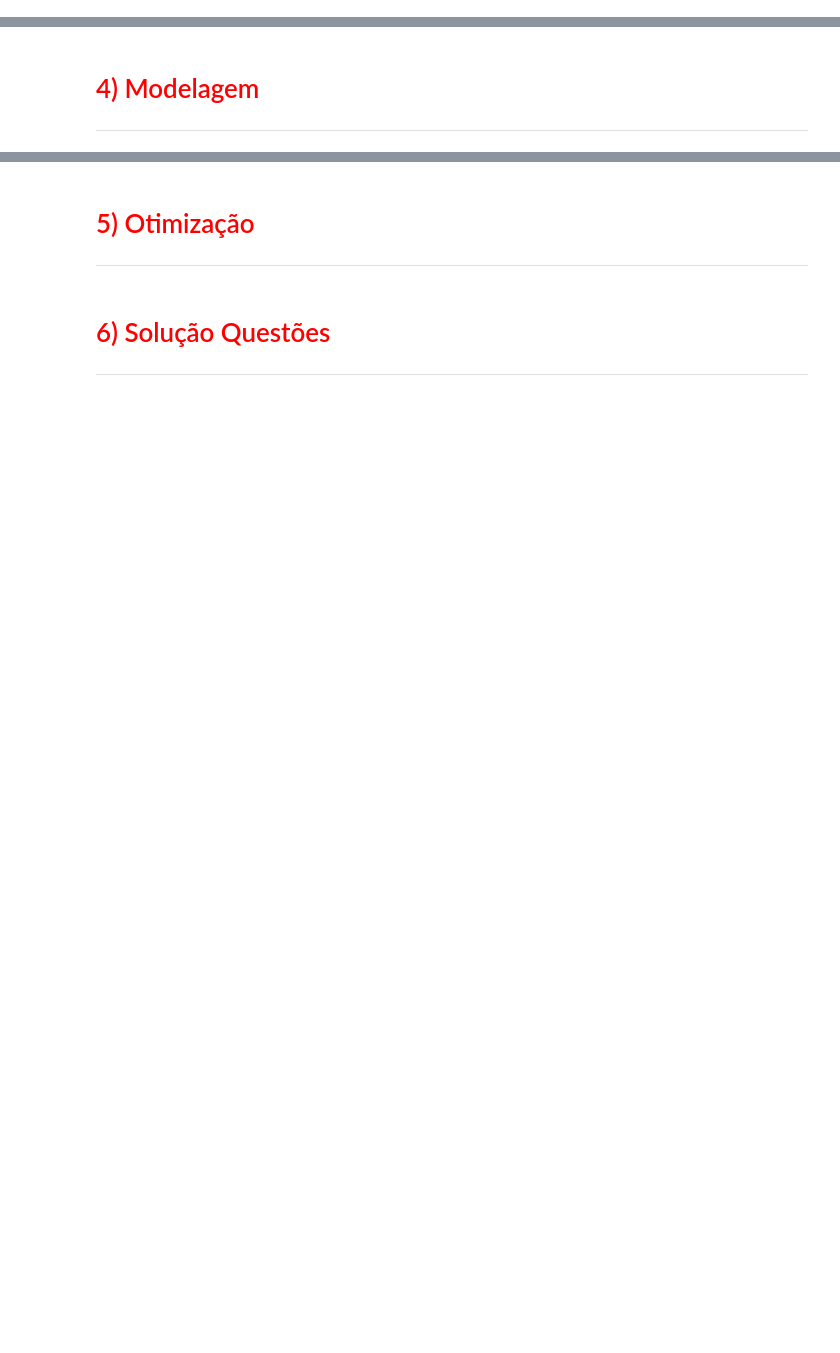
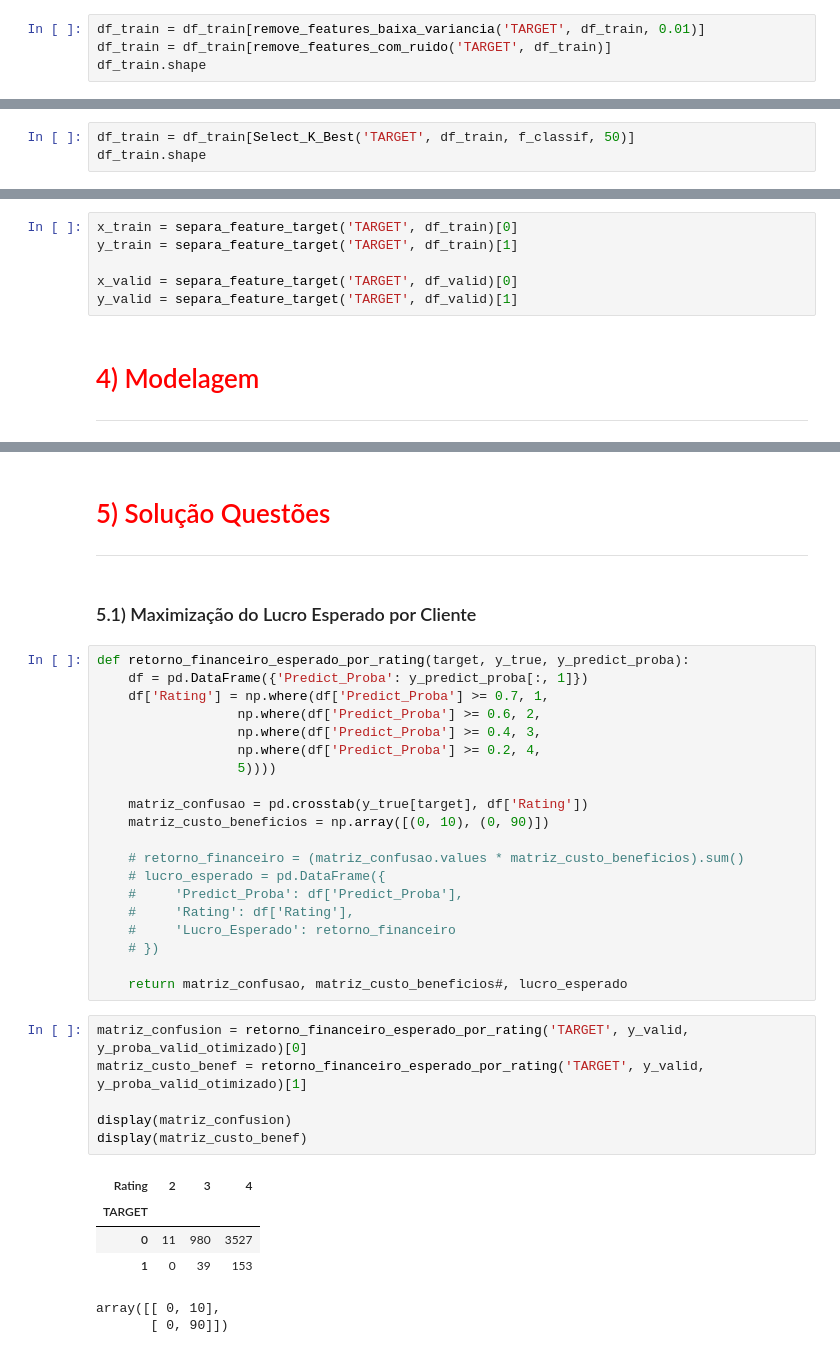
Before and after one commit to leonardovargas10/Modelo_Previsao_Satisfacao, a Jupyter notebook: Modelo_Previsao_Transacoes.ipynb, the cells around one changed output, grey strips where cells are left out. Saved outputs shown, nothing was run; the diff lists cells and outputs as text; blank space fills up the shorter version.

```diff
--- a/Modelo_Previsao_Transacoes.ipynb
+++ b/Modelo_Previsao_Transacoes.ipynb
@@ -1185,0 +940,4 @@ Pelo Teste de Hipótese Z, não há diferença significativa entre as médias da
+# %%
+df_train = df_train[remove_features_baixa_variancia('TARGET', df_train, 0.01)]
+df_train = df_train[remove_features_com_ruido('TARGET', df_train)]
+df_train.shape
@@ -1185,0 +948,3 @@ Pelo Teste de Hipótese Z, não há diferença significativa entre as médias da
+# %%
+df_train = df_train[Select_K_Best('TARGET', df_train, f_classif, 50)]
+df_train.shape
@@ -1186,3 +955,9 @@ Pelo Teste de Hipótese Z, não há diferença significativa entre as médias da
+# %%
+x_train = separa_feature_target('TARGET', df_train)[0]
+y_train = separa_feature_target('TARGET', df_train)[1]
+
+x_valid = separa_feature_target('TARGET', df_valid)[0]
+y_valid = separa_feature_target('TARGET', df_valid)[1]
 # %% [markdown]
 # <font color='red' style='font-size: 40px;'> 4) Modelagem </font>
 <hr style='border: 2px solid red;'>
@@ -1303,6 +1124,38 @@ def regressao_logistica(x_train, y_train, x_test, y_test, otimizacao, n_features
 # %% [markdown]
-# <font color='red' style='font-size: 40px;'> 5) Otimização </font>
+# <font color='red' style='font-size: 40px;'> 5) Solução Questões </font>
 <hr style='border: 2px solid red;'>
-# %% [markdown]
-# <font color='red' style='font-size: 40px;'> 6) Solução Questões </font>
-<hr style='border: 2px solid red;'>
+# %% [markdown]
+### 5.1) Maximização do Lucro Esperado por Cliente
+# %%
+def retorno_financeiro_esperado_por_rating(target, y_true, y_predict_proba):
+    df = pd.DataFrame({'Predict_Proba': y_predict_proba[:, 1]})
+    df['Rating'] = np.where(df['Predict_Proba'] >= 0.7, 1,
+                  np.where(df['Predict_Proba'] >= 0.6, 2,
+                  np.where(df['Predict_Proba'] >= 0.4, 3,
+                  np.where(df['Predict_Proba'] >= 0.2, 4,
+                  5))))
+
+    matriz_confusao = pd.crosstab(y_true[target], df['Rating'])
+    matriz_custo_beneficios = np.array([(0, 10), (0, 90)])
+
+    # retorno_financeiro = (matriz_confusao.values * matriz_custo_beneficios).sum()
+    # lucro_esperado = pd.DataFrame({
+    #     'Predict_Proba': df['Predict_Proba'],
+    #     'Rating': df['Rating'],
+    #     'Lucro_Esperado': retorno_financeiro
+    # })
+
+    return matriz_confusao, matriz_custo_beneficios#, lucro_esperado
+# %%
+matriz_confusion = retorno_financeiro_esperado_por_rating('TARGET', y_valid, y_proba_valid_otimizado)[0]
+matriz_custo_benef = retorno_financeiro_esperado_por_rating('TARGET', y_valid, y_proba_valid_otimizado)[1]
+
+display(matriz_confusion)
+display(matriz_custo_benef)
+# %% [output]
+| Rating | 2 | 3 | 4 |
+| TARGET |  |  |  |
+| 0 | 11 | 980 | 3527 |
+| 1 | 0 | 39 | 153 |
+array([[ 0, 10],
+       [ 0, 90]])
```
Also changed, not shown: parts of 61 cells of this notebook, 1 other file.
